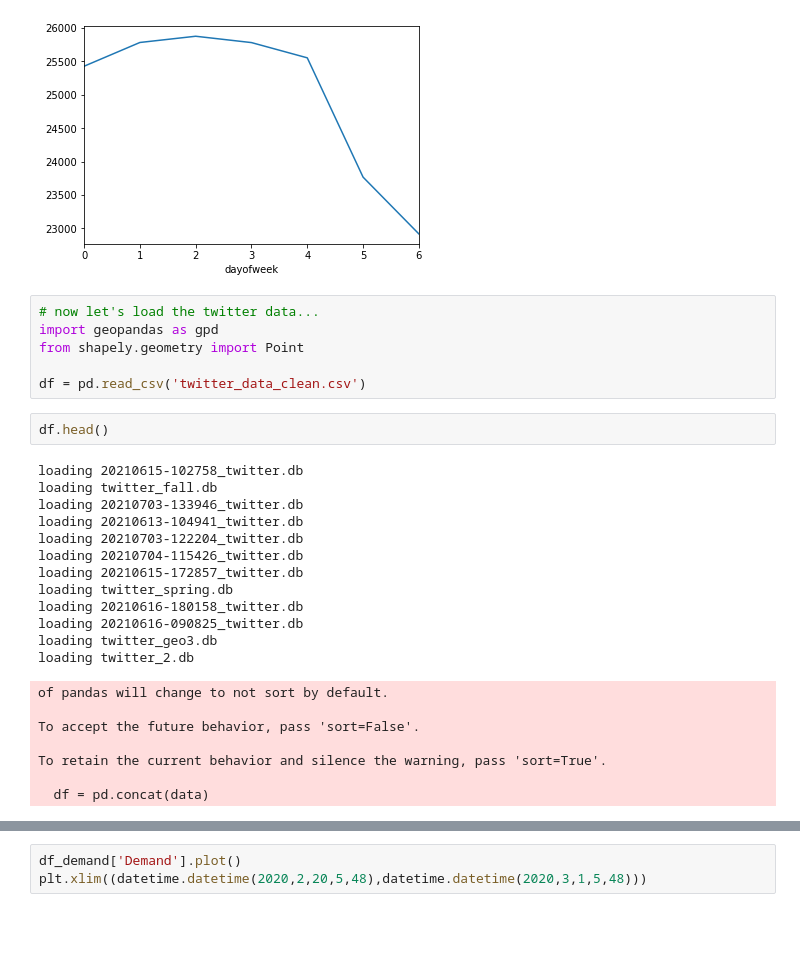
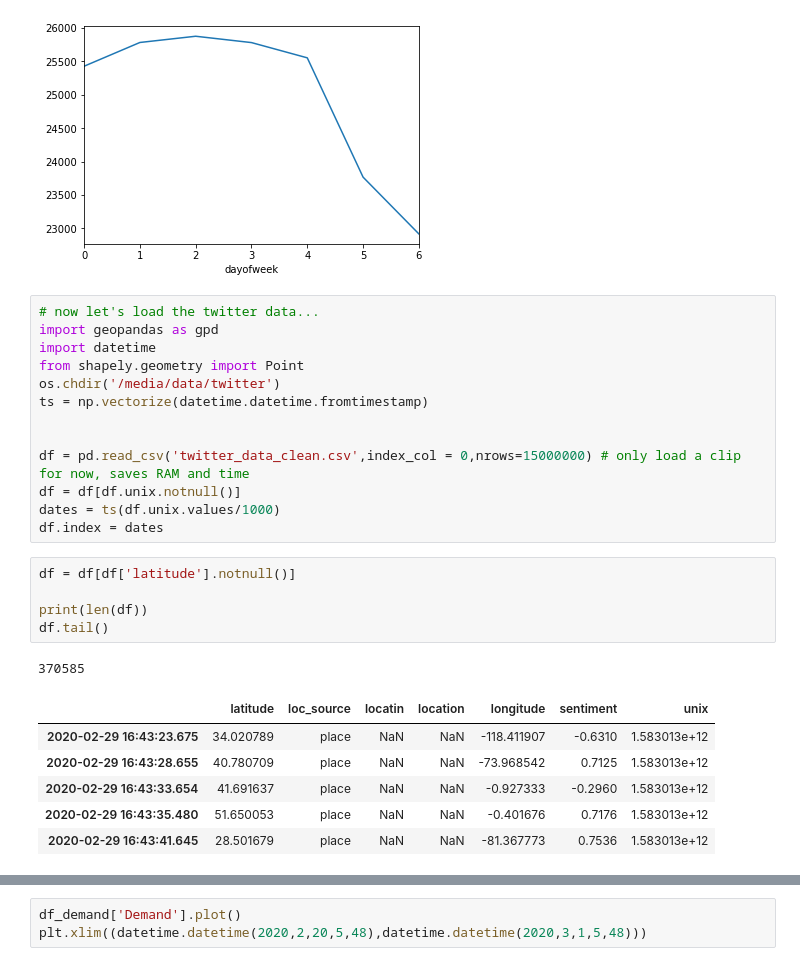
Before and after one commit to DavidTingley/tdi-challenge, a Jupyter notebook: caiso_twitter.ipynb, the cells around one changed output, grey strips where cells are left out. Cells and saved outputs as stored; diff of their text form; blank space fills up the shorter version.

```diff
--- a/caiso_twitter.ipynb
+++ b/caiso_twitter.ipynb
@@ -112,31 +113,29 @@ df_demand.groupby('dayofweek')['Demand'].mean().plot()
 # %%
 # now let's load the twitter data...
 import geopandas as gpd
+import datetime
 from shapely.geometry import Point
+os.chdir('/media/data/twitter')
+ts = np.vectorize(datetime.datetime.fromtimestamp)
 
-df = pd.read_csv('twitter_data_clean.csv')
+
+df = pd.read_csv('twitter_data_clean.csv',index_col = 0,nrows=15000000) # only load a clip for now, saves RAM and time
+df = df[df.unix.notnull()]
+dates = ts(df.unix.values/1000)
+df.index = dates
-# %%
-df.head()
-# %% [output]
-loading 20210615-102758_twitter.db
-loading twitter_fall.db
-loading 20210703-133946_twitter.db
-loading 20210613-104941_twitter.db
-loading 20210703-122204_twitter.db
-loading 20210704-115426_twitter.db
-loading 20210615-172857_twitter.db
-loading twitter_spring.db
-loading 20210616-180158_twitter.db
-loading 20210616-090825_twitter.db
-loading twitter_geo3.db
-loading twitter_2.db
-of pandas will change to not sort by default.
-
-To accept the future behavior, pass 'sort=False'.
-
-To retain the current behavior and silence the warning, pass 'sort=True'.
-
-  df = pd.concat(data)
+# %%
+df = df[df['latitude'].notnull()]
+
+print(len(df))
+df.tail()
+# %% [output]
+370585
+|  | latitude | loc_source | locatin | location | longitude | sentiment | unix |
+| 2020-02-29 16:43:23.675 | 34.020789 | place | NaN | NaN | -118.411907 | -0.6310 | 1.583013e+12 |
+| 2020-02-29 16:43:28.655 | 40.780709 | place | NaN | NaN | -73.968542 | 0.7125 | 1.583013e+12 |
+| 2020-02-29 16:43:33.654 | 41.691637 | place | NaN | NaN | -0.927333 | -0.2960 | 1.583013e+12 |
+| 2020-02-29 16:43:35.480 | 51.650053 | place | NaN | NaN | -0.401676 | 0.7176 | 1.583013e+12 |
+| 2020-02-29 16:43:41.645 | 28.501679 | place | NaN | NaN | -81.367773 | 0.7536 | 1.583013e+12 |
 # %%
 # Now let's take a closer look at California
 usa = gpd.read_file('data/states.shp')
```
Also changed, not shown: parts of 10 cells of this notebook, 2 other files.
